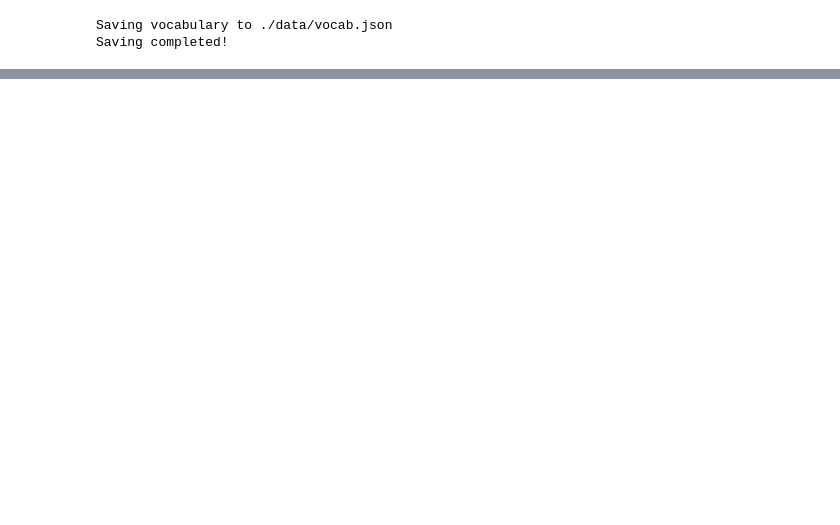
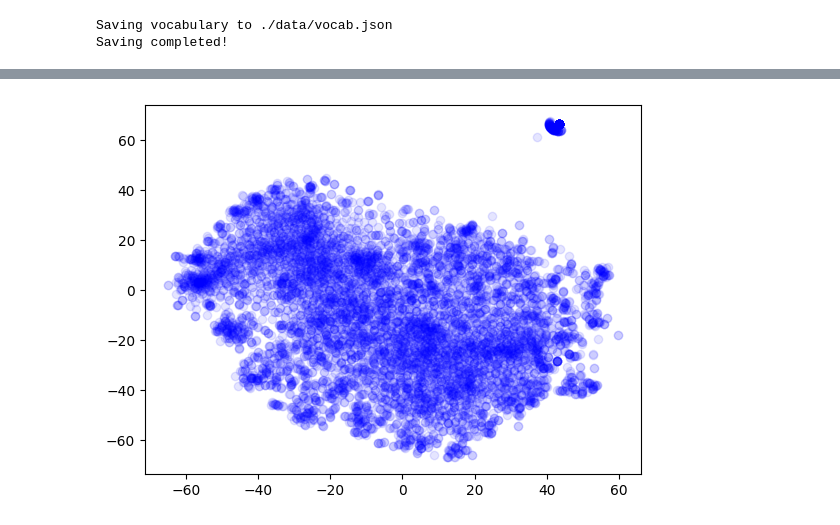
Before and after one commit to mattialodi0/progNLP, a Jupyter notebook: assignment-1/draft.ipynb, the cells around one changed output, grey strips where cells are left out. Saved outputs shown, nothing was run; the diff lists cells and outputs as text; code cells hidden in the pictures; blank space fills up the shorter version.

```diff
--- a/assignment-1/draft.ipynb
+++ b/assignment-1/draft.ipynb
@@ -186,0 +479,9 @@ Saving completed!
+# %%
+from sklearn.manifold import TSNE
+
+tsne = TSNE(n_components=2, random_state=0)
+Y = tsne.fit_transform(glove_50_embedding_model[:])
+plt.scatter(Y[:, 0], Y[:, 1], alpha=0.1, c='blue')
+plt.show()
+# %% [output]
+[figure, added]
```
Also changed, not shown: parts of 21 cells of this notebook, 2 other files.
